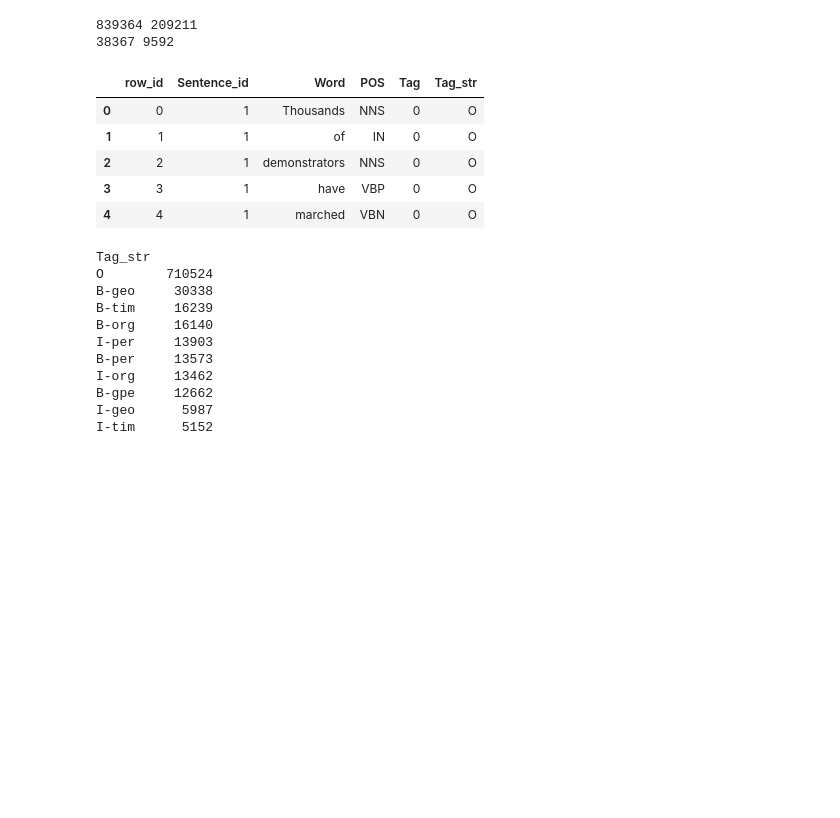
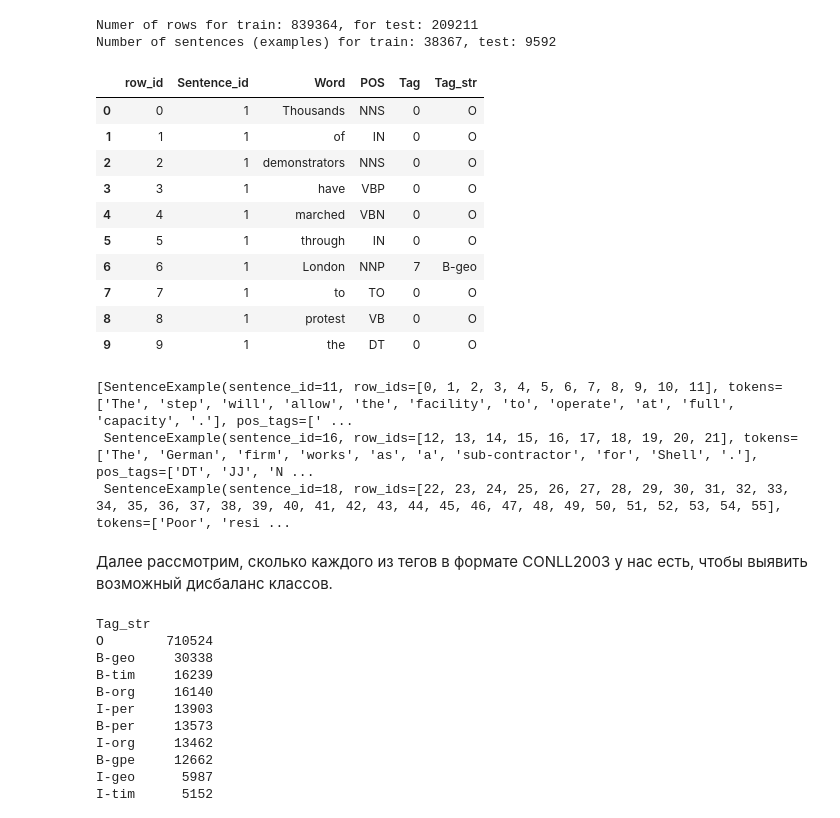
Before and after one commit to DanTimson/IAD25-ML-NLP-lab, a Jupyter notebook: notebooks/solution.ipynb, the cells around one changed output. Drawn from its saved outputs; the diff is of its cells as text; code cells hidden in the pictures; blank space fills up the shorter version.

```diff
--- a/notebooks/solution.ipynb
+++ b/notebooks/solution.ipynb
@@ -66,22 +84,33 @@ TF_CHECKPOINT = os.path.join(MODEL_DIR, "distilbert_ner")
 # %%
 train_df = load_csv(TRAIN_PATH, has_labels=True)
 test_df = load_csv(TEST_PATH, has_labels=False)
 
 train_examples = build_sentence_examples(train_df, has_labels=True)
 test_examples = build_sentence_examples(test_df, has_labels=False)
 
-print(len(train_df), len(test_df))
-print(len(train_examples), len(test_examples))
-train_df.head()
+print(f"Numer of rows for train: {len(train_df)}, for test: {len(test_df)}")
+print(f"Number of sentences (examples) for train: {len(train_examples)}, test: {len(test_examples)}")
+display(train_df.head(10))
+display(test_examples[:3])
 # %% [output]
-839364 209211
-38367 9592
+Numer of rows for train: 839364, for test: 209211
+Number of sentences (examples) for train: 38367, test: 9592
 |  | row_id | Sentence_id | Word | POS | Tag | Tag_str |
 | 0 | 0 | 1 | Thousands | NNS | 0 | O |
 | 1 | 1 | 1 | of | IN | 0 | O |
 | 2 | 2 | 1 | demonstrators | NNS | 0 | O |
 | 3 | 3 | 1 | have | VBP | 0 | O |
 | 4 | 4 | 1 | marched | VBN | 0 | O |
+| 5 | 5 | 1 | through | IN | 0 | O |
+| 6 | 6 | 1 | London | NNP | 7 | B-geo |
+| 7 | 7 | 1 | to | TO | 0 | O |
+| 8 | 8 | 1 | protest | VB | 0 | O |
+| 9 | 9 | 1 | the | DT | 0 | O |
+[SentenceExample(sentence_id=11, row_ids=[0, 1, 2, 3, 4, 5, 6, 7, 8, 9, 10, 11], tokens=['The', 'step', 'will', 'allow', 'the', 'facility', 'to', 'operate', 'at', 'full', 'capacity', '.'], pos_tags=[' ...
+ SentenceExample(sentence_id=16, row_ids=[12, 13, 14, 15, 16, 17, 18, 19, 20, 21], tokens=['The', 'German', 'firm', 'works', 'as', 'a', 'sub-contractor', 'for', 'Shell', '.'], pos_tags=['DT', 'JJ', 'N ...
+ SentenceExample(sentence_id=18, row_ids=[22, 23, 24, 25, 26, 27, 28, 29, 30, 31, 32, 33, 34, 35, 36, 37, 38, 39, 40, 41, 42, 43, 44, 45, 46, 47, 48, 49, 50, 51, 52, 53, 54, 55], tokens=['Poor', 'resi ...
+# %% [markdown]
+Далее рассмотрим, сколько каждого из тегов в формате CONLL2003 у нас есть, чтобы выявить возможный дисбаланс классов.
 # %%
 tag_counts = train_df["Tag_str"].value_counts()
 tag_counts
```
Also changed, not shown: parts of 35 cells of this notebook, 22 other files.
